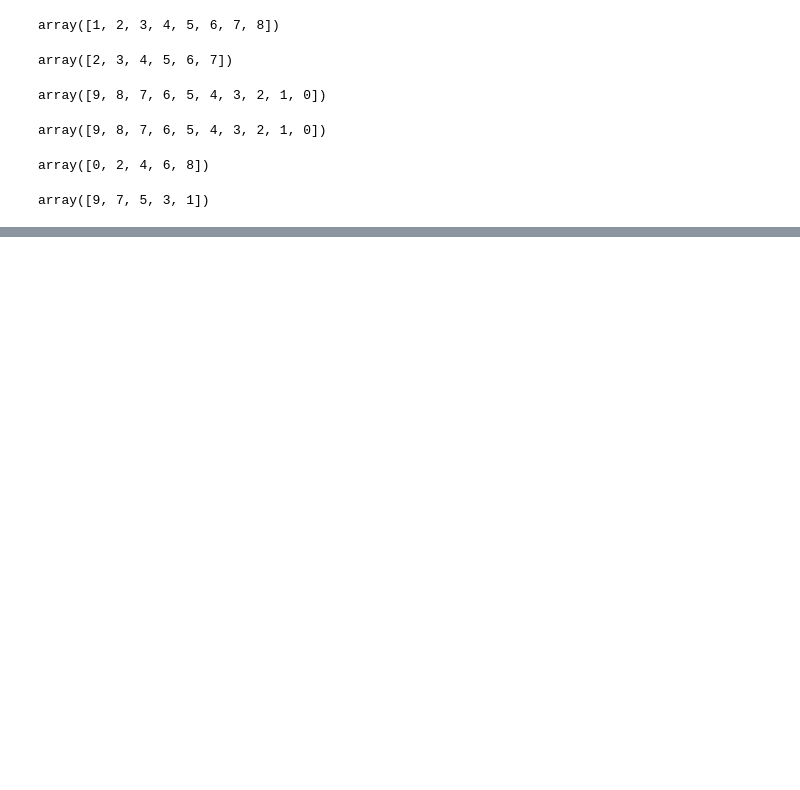
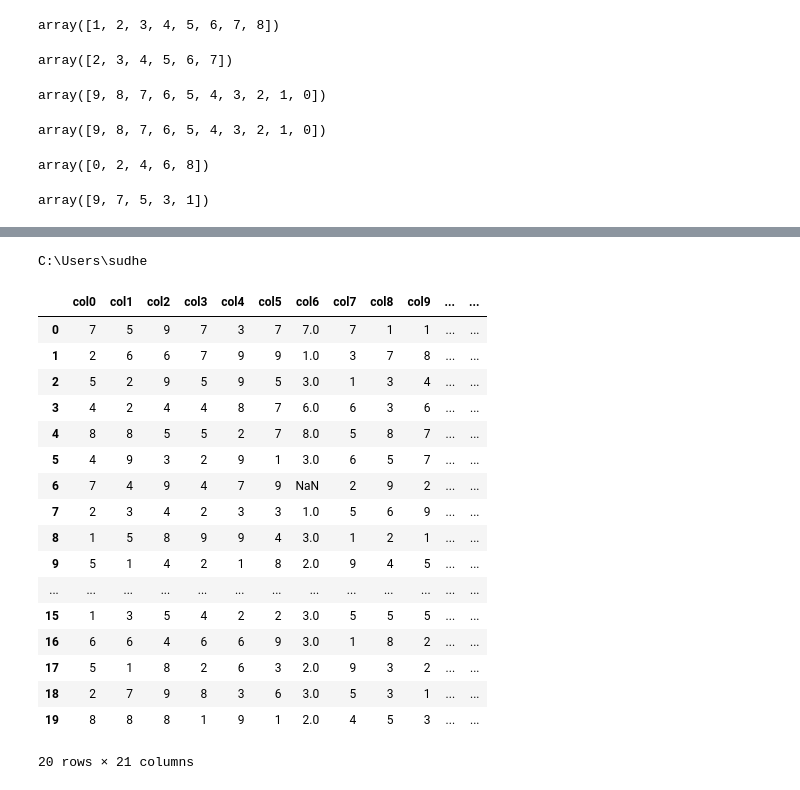
Before and after one commit to VanilaSudheer/data-analysis-playground, a Jupyter notebook: numpy.ipynb, the cells around one changed output, grey strips where cells are left out. Drawn from its saved outputs; the diff is of its cells as text; code cells hidden in the pictures; blank space fills up the shorter version.

```diff
--- a/numpy.ipynb
+++ b/numpy.ipynb
@@ -503,0 +261,5 @@ df.loc[[3]]
+# %%
+import os
+print(os.getcwd())
+# %% [output]
+C:\Users\sudhe
@@ -503,0 +270,21 @@ df.loc[[3]]
+# %%
+df1
+# %% [output]
+|  | col0 | col1 | col2 | col3 | col4 | col5 | col6 | col7 | col8 | col9 | ... | ... |
+| 0 | 7 | 5 | 9 | 7 | 3 | 7 | 7.0 | 7 | 1 | 1 | ... | ... |
+| 1 | 2 | 6 | 6 | 7 | 9 | 9 | 1.0 | 3 | 7 | 8 | ... | ... |
+| 2 | 5 | 2 | 9 | 5 | 9 | 5 | 3.0 | 1 | 3 | 4 | ... | ... |
+| 3 | 4 | 2 | 4 | 4 | 8 | 7 | 6.0 | 6 | 3 | 6 | ... | ... |
+| 4 | 8 | 8 | 5 | 5 | 2 | 7 | 8.0 | 5 | 8 | 7 | ... | ... |
+| 5 | 4 | 9 | 3 | 2 | 9 | 1 | 3.0 | 6 | 5 | 7 | ... | ... |
+| 6 | 7 | 4 | 9 | 4 | 7 | 9 | NaN | 2 | 9 | 2 | ... | ... |
+| 7 | 2 | 3 | 4 | 2 | 3 | 3 | 1.0 | 5 | 6 | 9 | ... | ... |
+| 8 | 1 | 5 | 8 | 9 | 9 | 4 | 3.0 | 1 | 2 | 1 | ... | ... |
+| 9 | 5 | 1 | 4 | 2 | 1 | 8 | 2.0 | 9 | 4 | 5 | ... | ... |
+| ... | ... | ... | ... | ... | ... | ... | ... | ... | ... | ... | ... | ... |
+| 15 | 1 | 3 | 5 | 4 | 2 | 2 | 3.0 | 5 | 5 | 5 | ... | ... |
+| 16 | 6 | 6 | 4 | 6 | 6 | 9 | 3.0 | 1 | 8 | 2 | ... | ... |
+| 17 | 5 | 1 | 8 | 2 | 6 | 3 | 2.0 | 9 | 3 | 2 | ... | ... |
+| 18 | 2 | 7 | 9 | 8 | 3 | 6 | 3.0 | 5 | 3 | 1 | ... | ... |
+| 19 | 8 | 8 | 8 | 1 | 9 | 1 | 2.0 | 4 | 5 | 3 | ... | ... |
+20 rows × 21 columns
```
Also changed, not shown: parts of 65 cells of this notebook.
